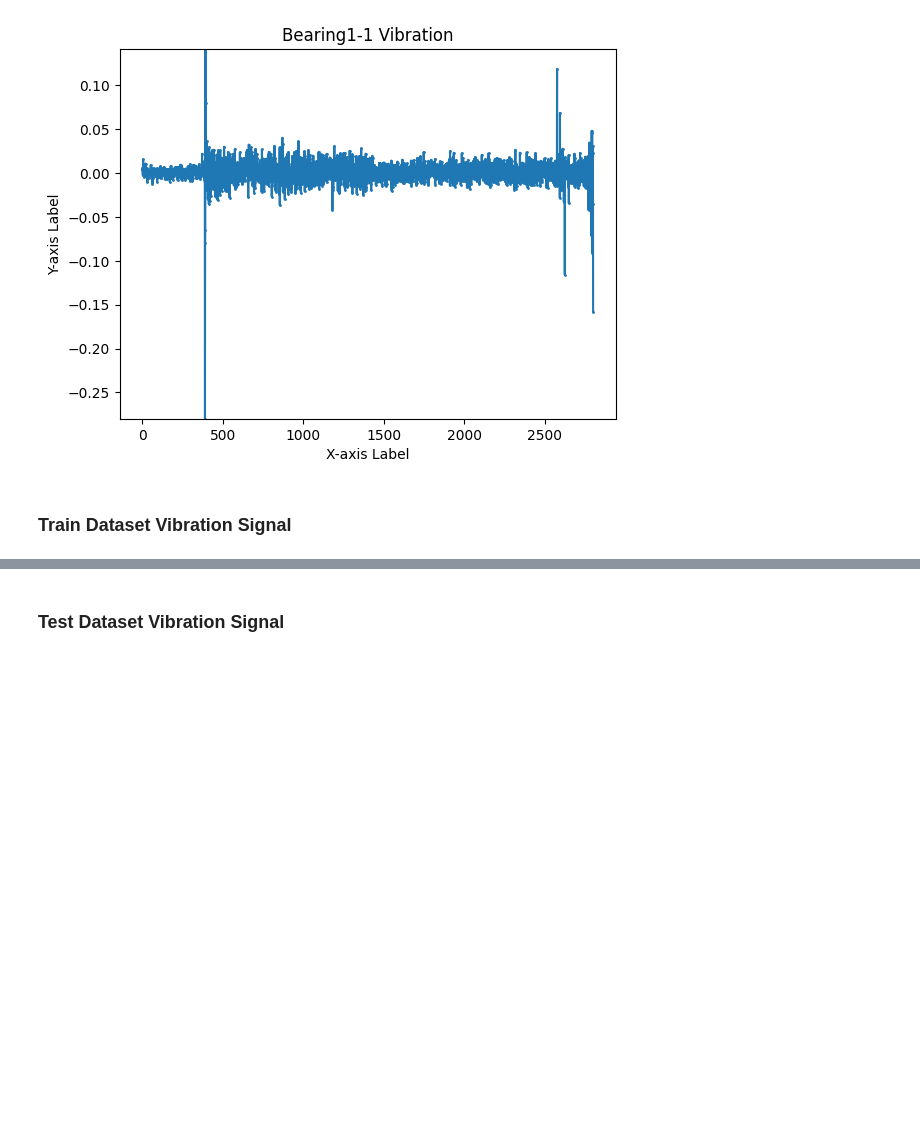
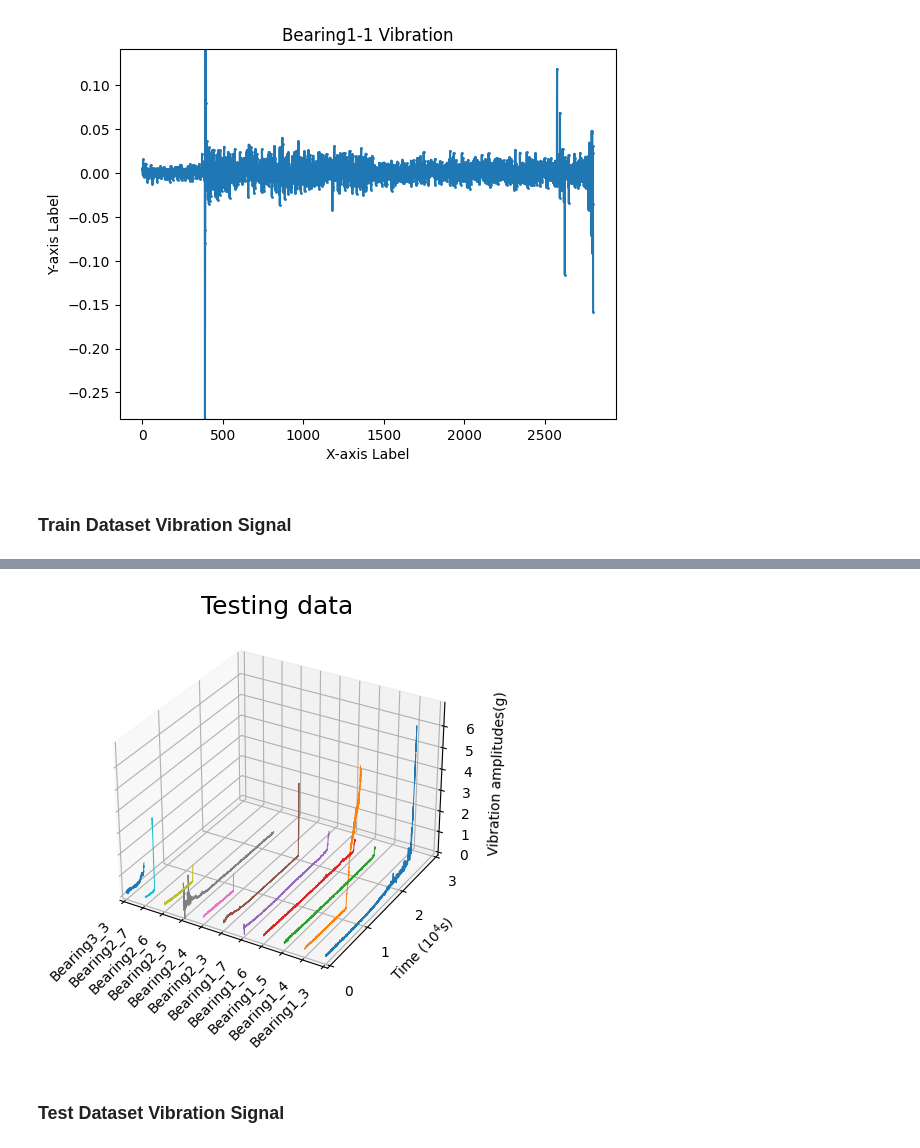
Before and after one commit to qawl987/DAST-self, a Jupyter notebook: notebook/FEMTO-st/visualization/main.ipynb, the cells around one changed output, grey strips where cells are left out. Saved outputs shown, nothing was run; the diff lists cells and outputs as text; code cells hidden in the pictures; blank space fills up the shorter version.

```diff
--- a/notebook/FEMTO-st/visualization/main.ipynb
+++ b/notebook/FEMTO-st/visualization/main.ipynb
@@ -212,3 +223,10 @@ plt.show()
+# %%
+TEST_DATASET = ['Bearing1_3', 'Bearing1_4', 'Bearing1_5', 'Bearing1_6', 'Bearing1_7', \
+            'Bearing2_3', 'Bearing2_4', 'Bearing2_5', 'Bearing2_6', 'Bearing2_7',\
+            'Bearing3_3']
+draw_vibration(TEST_DATASET, 'Testing data')
+# %% [output]
+[figure, added]
 # %% [markdown]
 ### Test Dataset Vibration Signal
 # %%
```
Also changed, not shown: parts of 10 cells of this notebook.
